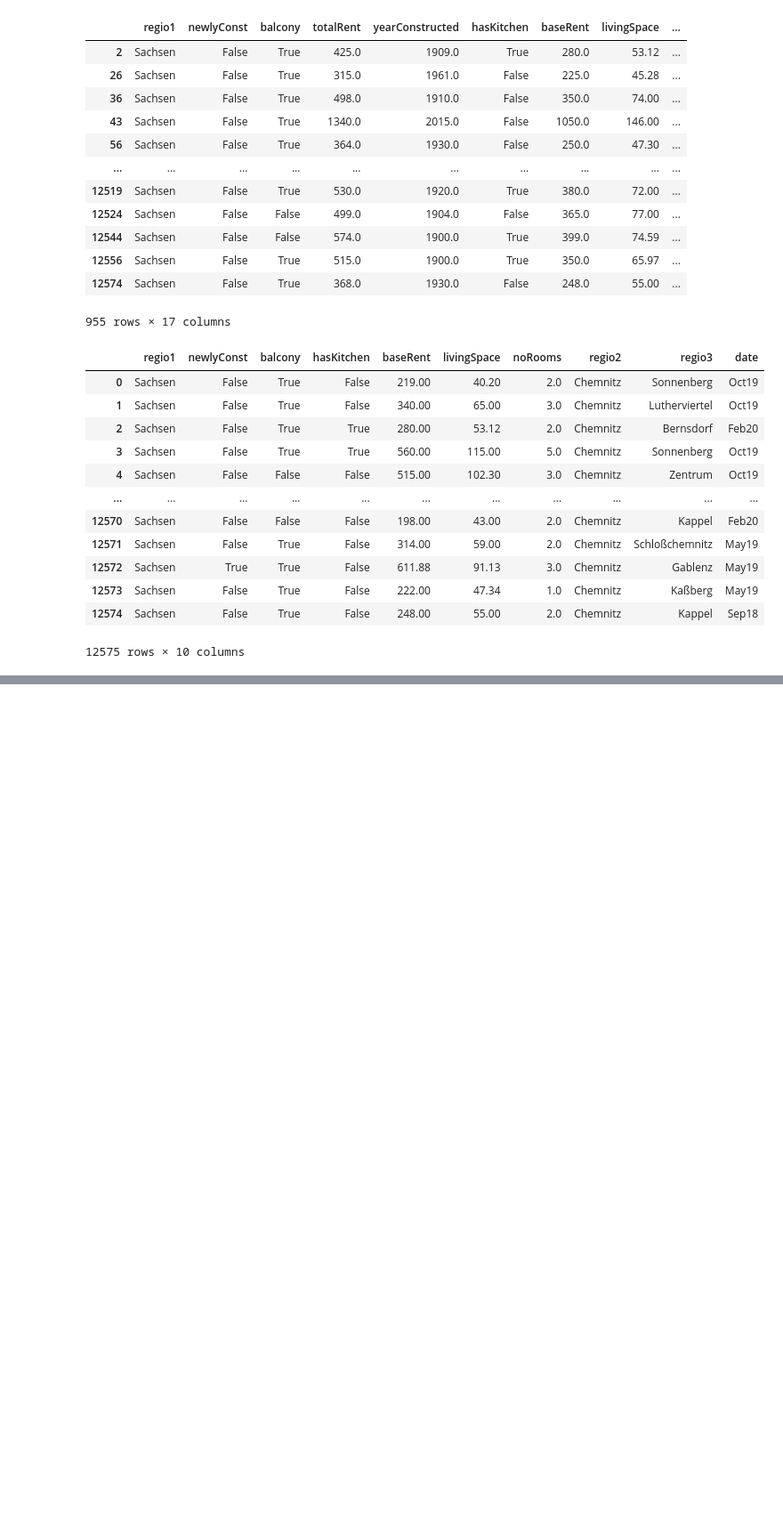
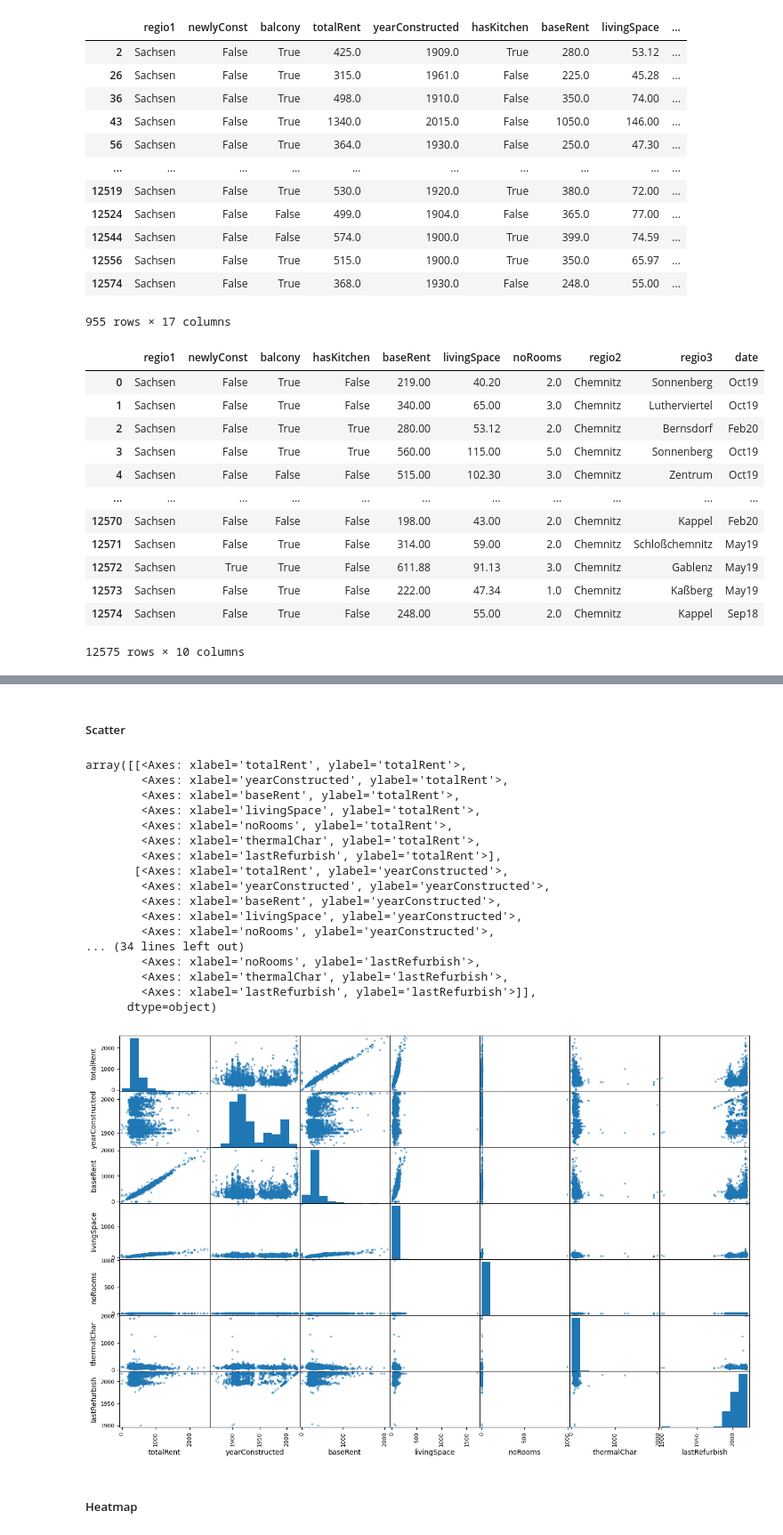
Before and after one commit to TobiasGleiter/data-science, a Jupyter notebook: main.ipynb, the cells around one changed output, grey strips where cells are left out. Shown at 89% size. Drawn from its saved outputs; the diff is of its cells as text; code cells hidden in the pictures; blank space fills up the shorter version.

```diff
--- a/main.ipynb
+++ b/main.ipynb
@@ -298,0 +351,25 @@ Name: proportion, Length: 941, dtype: float64
+# %% [markdown]
+##### Scatter
+# %%
+pd.plotting.scatter_matrix(chemnitz_in[columnsWithNumbers], figsize=(16,10))
+# %% [output]
+array([[<Axes: xlabel='totalRent', ylabel='totalRent'>,
+        <Axes: xlabel='yearConstructed', ylabel='totalRent'>,
+        <Axes: xlabel='baseRent', ylabel='totalRent'>,
+        <Axes: xlabel='livingSpace', ylabel='totalRent'>,
+        <Axes: xlabel='noRooms', ylabel='totalRent'>,
+        <Axes: xlabel='thermalChar', ylabel='totalRent'>,
+        <Axes: xlabel='lastRefurbish', ylabel='totalRent'>],
+       [<Axes: xlabel='totalRent', ylabel='yearConstructed'>,
+        <Axes: xlabel='yearConstructed', ylabel='yearConstructed'>,
+        <Axes: xlabel='baseRent', ylabel='yearConstructed'>,
+        <Axes: xlabel='livingSpace', ylabel='yearConstructed'>,
+        <Axes: xlabel='noRooms', ylabel='yearConstructed'>,
+... (34 lines left out)
+        <Axes: xlabel='noRooms', ylabel='lastRefurbish'>,
+        <Axes: xlabel='thermalChar', ylabel='lastRefurbish'>,
+        <Axes: xlabel='lastRefurbish', ylabel='lastRefurbish'>]],
+      dtype=object)
+[figure, added]
+# %% [markdown]
+##### Heatmap
```
Also changed, not shown: parts of 11 cells of this notebook.
